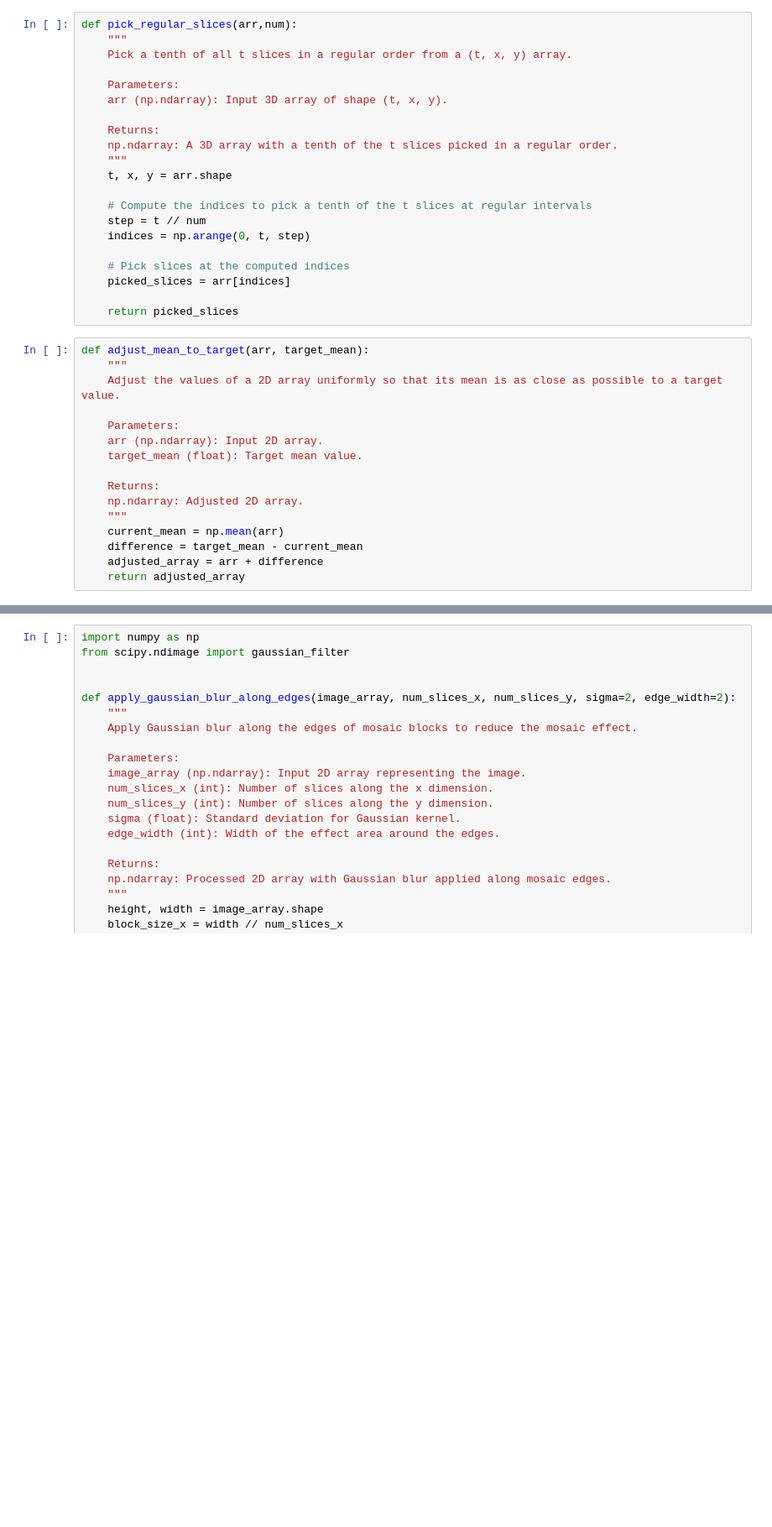
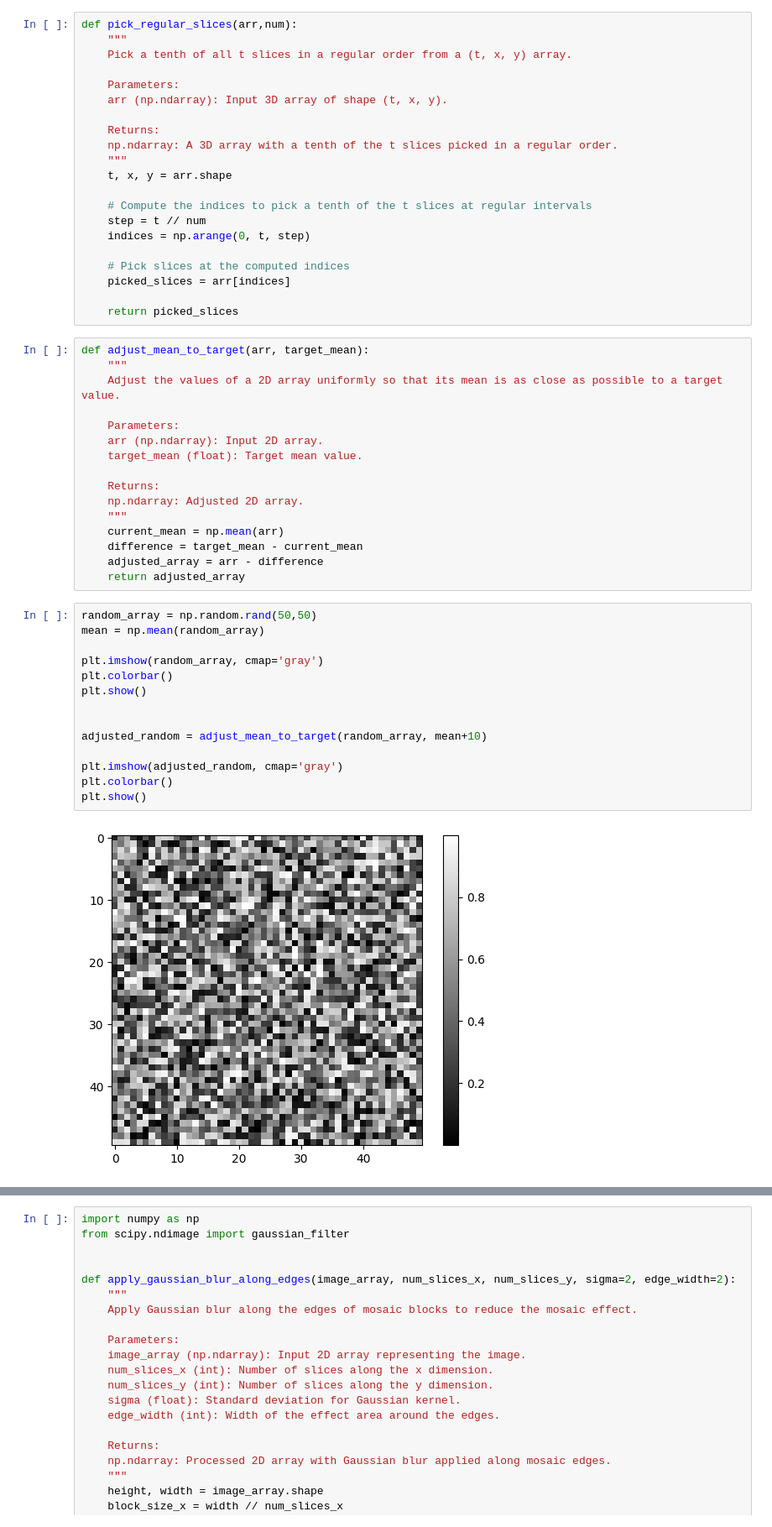
Before and after one commit to ThangVuH/M1_S8_dataChallenge_24, a Jupyter notebook: quantile_trials.ipynb, the cells around one changed output, grey strips where cells are left out. Shown: that part at 84% size. Saved outputs shown, nothing was run; the diff lists cells and outputs as text; blank space fills up the shorter version.

```diff
--- a/quantile_trials.ipynb
+++ b/quantile_trials.ipynb
@@ -346,5 +346,21 @@ def adjust_mean_to_target(arr, target_mean):
     """
     current_mean = np.mean(arr)
     difference = target_mean - current_mean
-    adjusted_array = arr + difference
+    adjusted_array = arr - difference
     return adjusted_array
+# %%
+random_array = np.random.rand(50,50)
+mean = np.mean(random_array)
+
+plt.imshow(random_array, cmap='gray')
+plt.colorbar()
+plt.show()
+
+
+adjusted_random = adjust_mean_to_target(random_array, mean+10)
+
+plt.imshow(adjusted_random, cmap='gray')
+plt.colorbar()
+plt.show()
+# %% [output]
+[figure, added]
```
Also changed, not shown: parts of 6 cells of this notebook, 9 other files.
